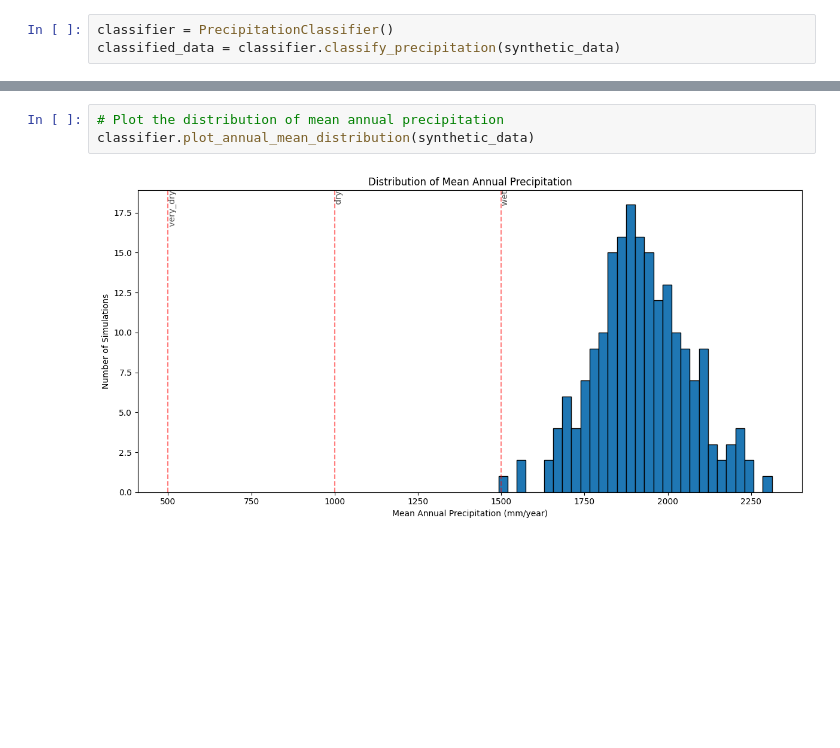
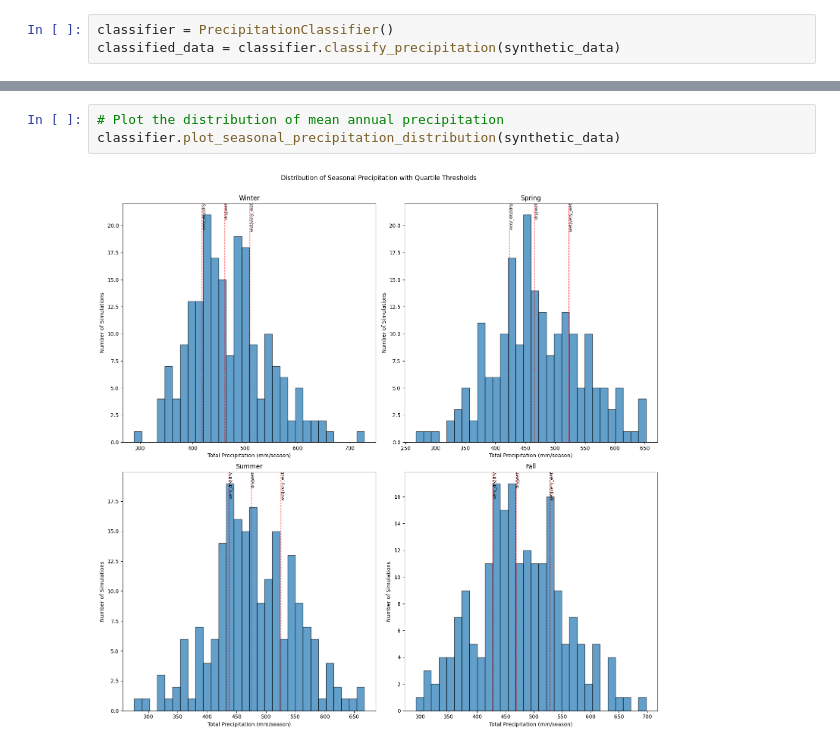
Before and after one commit to CooperBigFoot/precipitation-generator, a Jupyter notebook: notebooks/exploration.ipynb, the cells around one changed output, grey strips where cells are left out. Cells and saved outputs as stored; diff of their text form; blank space fills up the shorter version.

Commit message:
test precipitation classifier

```diff
--- a/notebooks/exploration.ipynb
+++ b/notebooks/exploration.ipynb
@@ -137,8 +137,8 @@ classifier.plot_classification_distribution(classified_data)
 # %%
 # Plot the distribution of mean annual precipitation
-classifier.plot_annual_mean_distribution(synthetic_data)
+classifier.plot_seasonal_precipitation_distribution(synthetic_data)
 # %% [output]
-[figure, old version]
+[figure, new version]
 # %%
 # Print the classification results
 print(classified_data)
```
Also changed, not shown: parts of 3 cells of this notebook.
